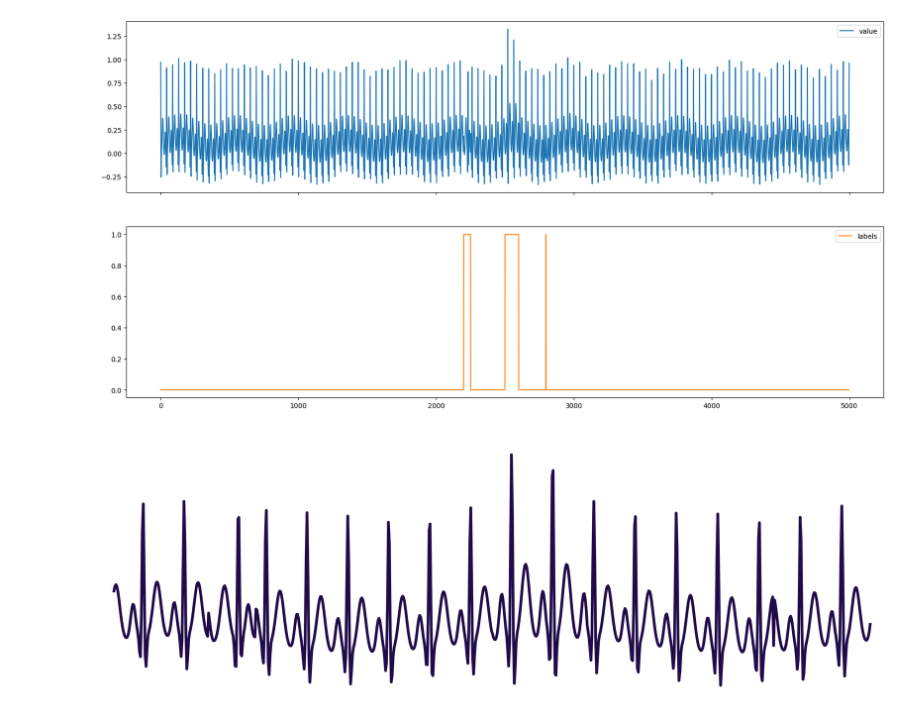
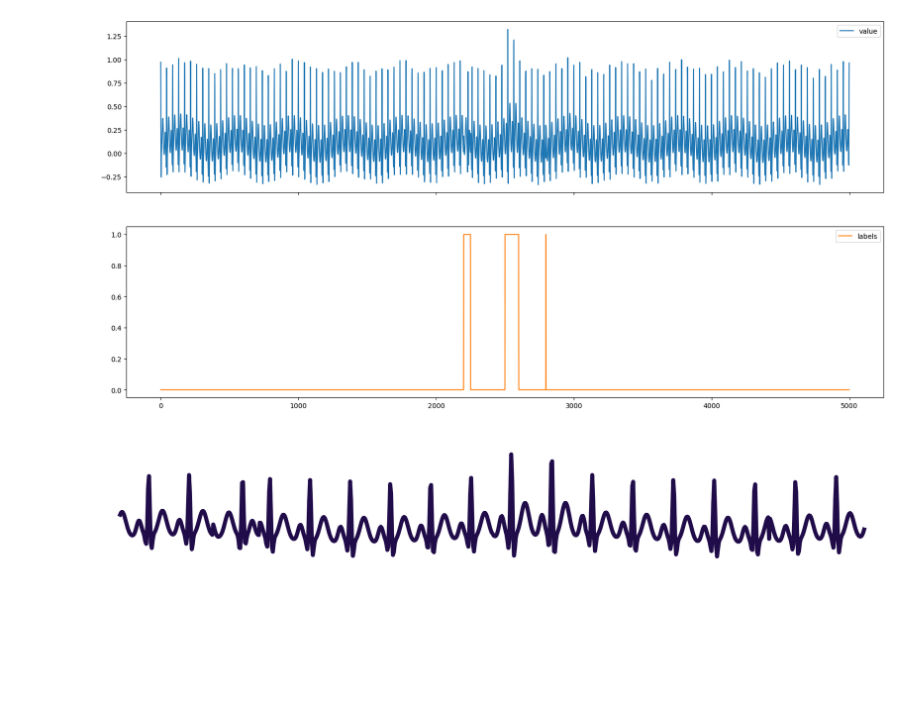
Before and after one commit to HPI-Information-Systems/AutoTSAD, a Jupyter notebook: paper-plots/architecture_figures.ipynb, the cells around one changed output. Saved outputs shown, nothing was run; the diff lists cells and outputs as text; code cells hidden in the pictures; blank space fills up the shorter version.

```diff
--- a/paper-plots/architecture_figures.ipynb
+++ b/paper-plots/architecture_figures.ipynb
@@ -52,35 +52,35 @@ end_idx = offset + 900
 anomalies = []
 labels = df["labels"].diff()
 for begin, end in zip(labels[labels == 1].index, labels[labels == -1].index):
     anomalies.append((begin, end))
 
 index = df.index[start_idx:end_idx].values
 data = df.iloc[start_idx:end_idx, 1].values
 
-fig = plt.figure(figsize=(7.5, 2.5), dpi=500)
+fig = plt.figure(figsize=(5, 0.75), dpi=500)
 axs = [plt.gca()]
 axs[0].plot(index, data, label="Timeseries", color=ts_color)
 
 if show_anomalies:
     # mark anomalies
     y_min = data.min()
     y_max = data.max()
     for begin, end in anomalies:
         width = end - begin
         if width < 2:
             width += 2
             begin -= 1
         axs[0].add_patch(Rectangle((begin, y_min), width, y_max-y_min, color=anomaly_highlight_color, alpha=anomaly_highlight_color_alpha))
 
 # display styling
 axs[0].axis("off")
 axs[0].set_xlim(index[0] - 5, index[-1] + 5)
 
 fig.savefig("input.pdf", bbox_inches="tight")
 fig.savefig("input.png", bbox_inches="tight")
 plt.show()
 # %% [output]
-[figure, old version]
+[figure, new version]
 # %%
 from autotsad.config import ALGORITHMS
 from dataclasses import asdict
```
Also changed, not shown: parts of 3 cells of this notebook, 21 other files.
